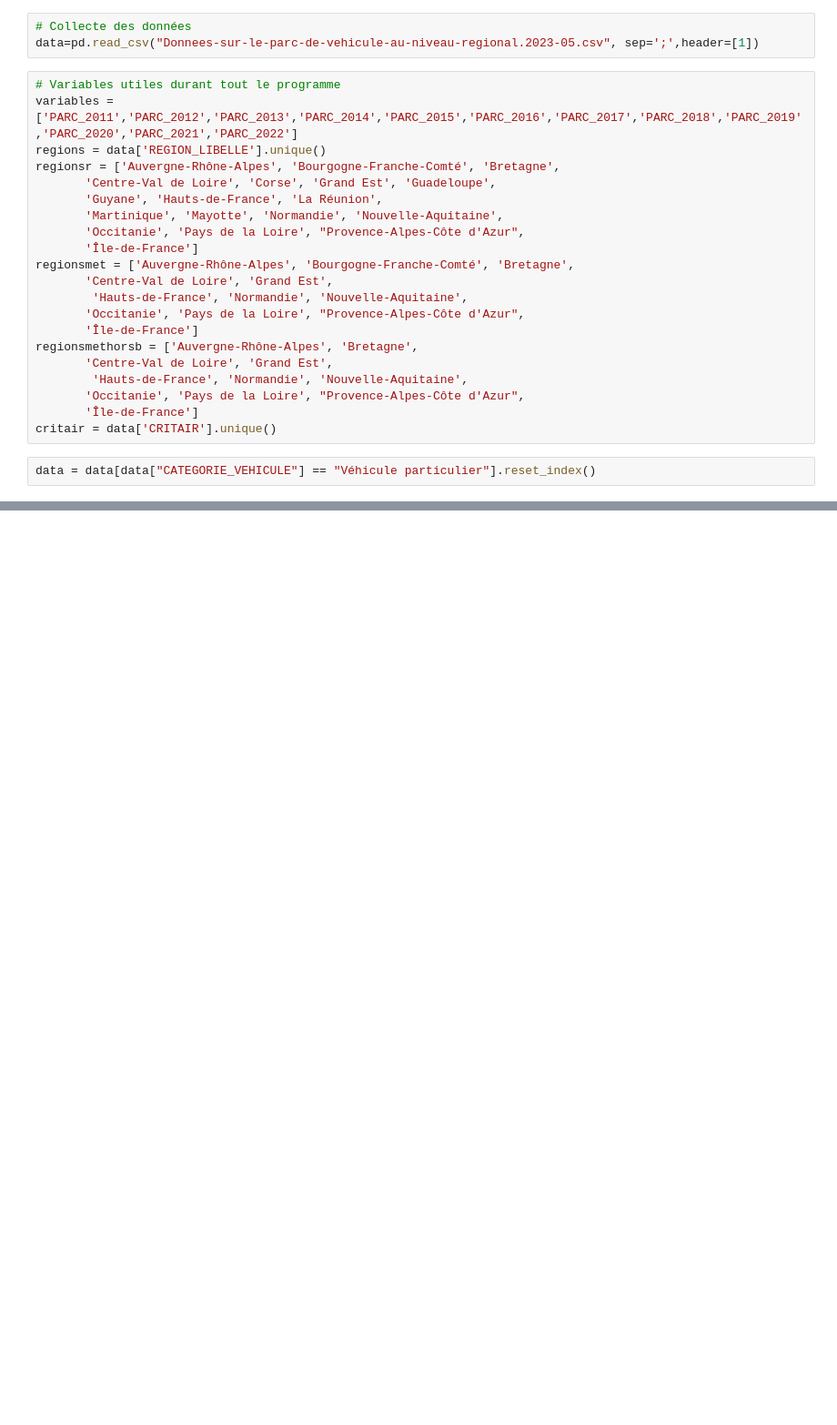
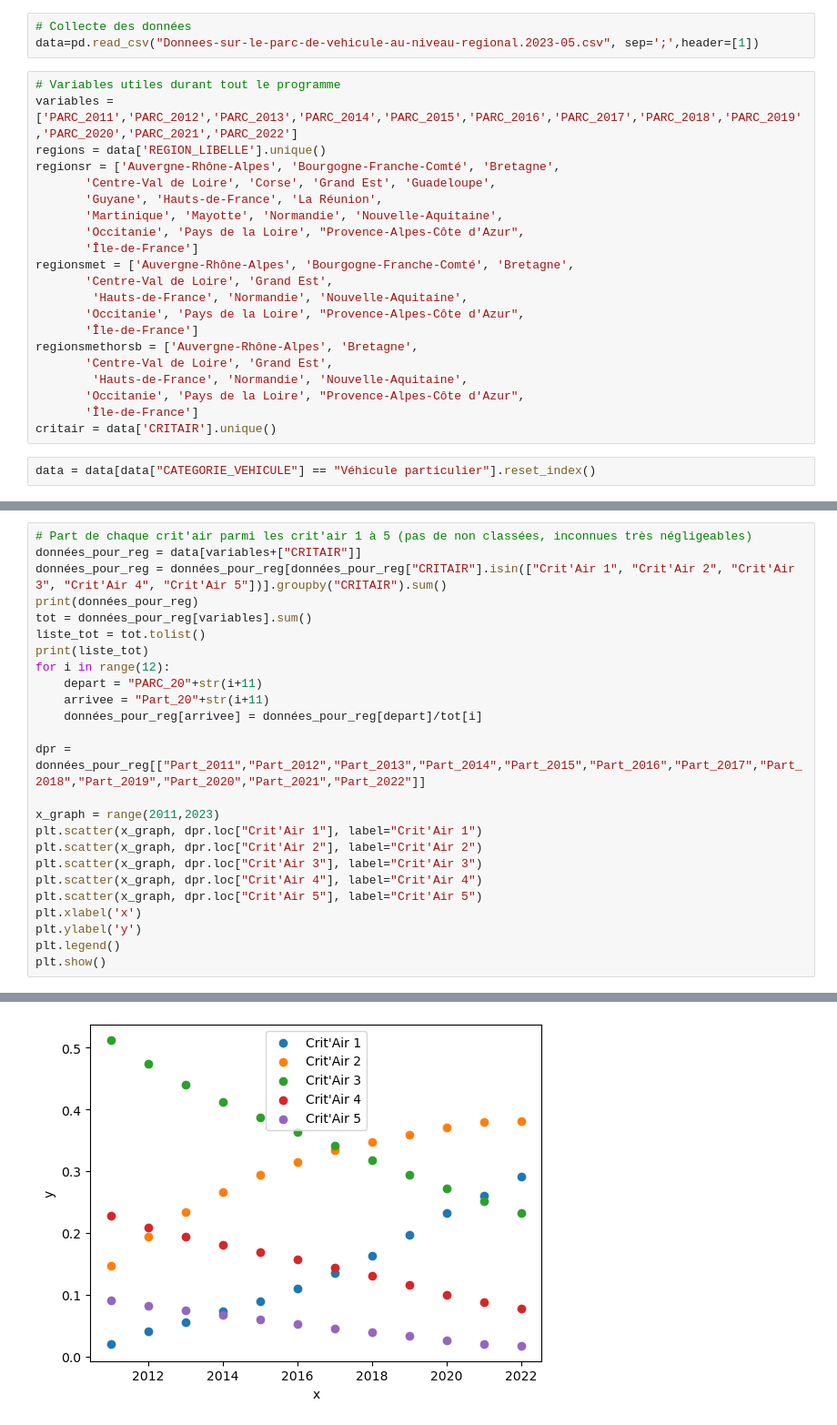
Before and after one commit to TheoLBTN/Projet-Python, a Jupyter notebook: Tendances.ipynb, the cells around one changed output, grey strips where cells are left out. Shown at 91% size. Cells and saved outputs as stored; diff of their text form; blank space fills up the shorter version.

```diff
--- a/Tendances.ipynb
+++ b/Tendances.ipynb
@@ -129,0 +238,26 @@ for i in ["Crit'Air E","Crit'Air 1","Crit'Air 2","Crit'Air 3","Crit'Air 4","Crit
+# %%
+# Part de chaque crit'air parmi les crit'air 1 à 5 (pas de non classées, inconnues très négligeables)
+données_pour_reg = data[variables+["CRITAIR"]]
+données_pour_reg = données_pour_reg[données_pour_reg["CRITAIR"].isin(["Crit'Air 1", "Crit'Air 2", "Crit'Air 3", "Crit'Air 4", "Crit'Air 5"])].groupby("CRITAIR").sum()
+print(données_pour_reg)
+tot = données_pour_reg[variables].sum()
+liste_tot = tot.tolist()
+print(liste_tot)
+for i in range(12):
+    depart = "PARC_20"+str(i+11)
+    arrivee = "Part_20"+str(i+11)
+    données_pour_reg[arrivee] = données_pour_reg[depart]/tot[i]
+
+dpr = données_pour_reg[["Part_2011","Part_2012","Part_2013","Part_2014","Part_2015","Part_2016","Part_2017","Part_2018","Part_2019","Part_2020","Part_2021","Part_2022"]]
+
+x_graph = range(2011,2023)
+plt.scatter(x_graph, dpr.loc["Crit'Air 1"], label="Crit'Air 1")
+plt.scatter(x_graph, dpr.loc["Crit'Air 2"], label="Crit'Air 2")
+plt.scatter(x_graph, dpr.loc["Crit'Air 3"], label="Crit'Air 3")
+plt.scatter(x_graph, dpr.loc["Crit'Air 4"], label="Crit'Air 4")
+plt.scatter(x_graph, dpr.loc["Crit'Air 5"], label="Crit'Air 5")
+plt.xlabel('x')
+plt.ylabel('y')
+plt.legend()
+plt.show()
+# %% [output]
@@ -129,0 +280 @@ for i in ["Crit'Air E","Crit'Air 1","Crit'Air 2","Crit'Air 3","Crit'Air 4","Crit
+[figure, added]
```
Also changed, not shown: parts of 11 cells of this notebook.
